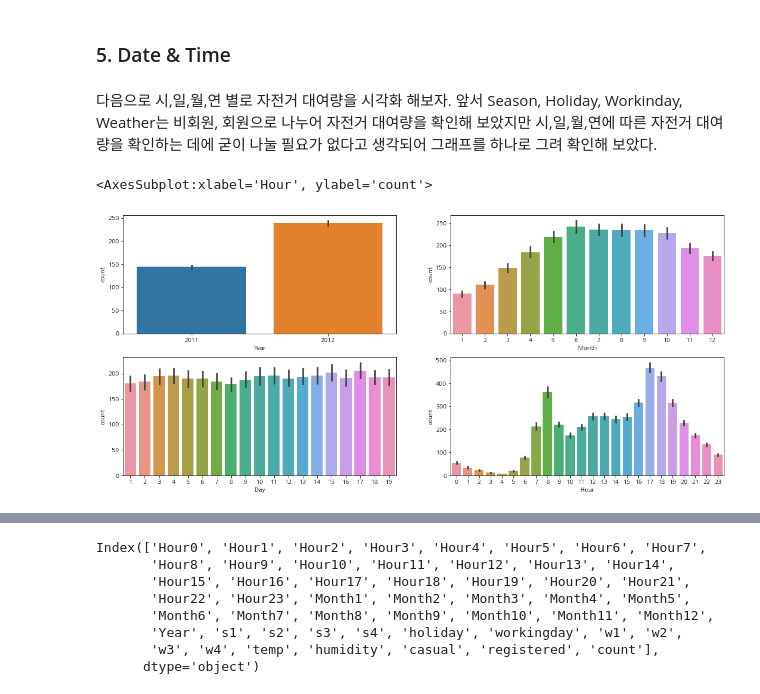
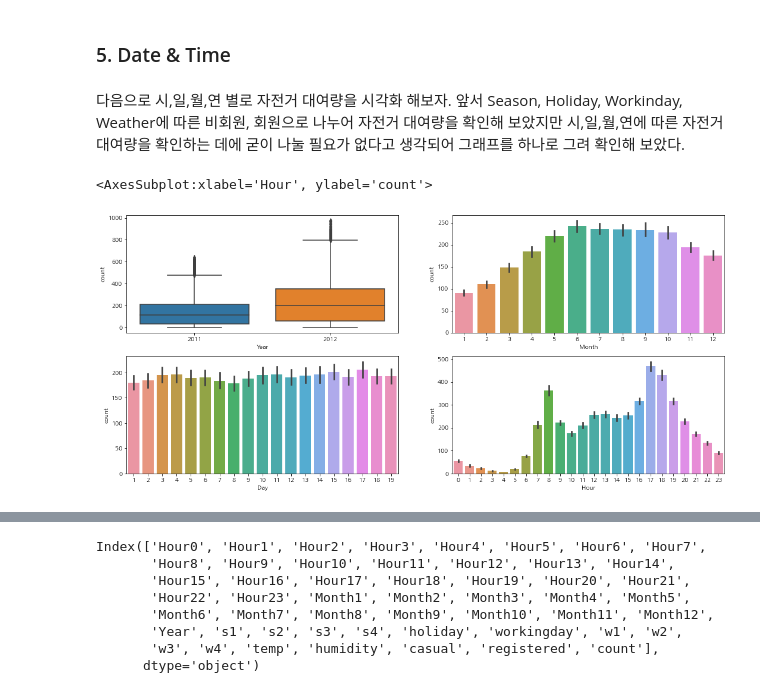
Before and after one commit to jaeyoon89/jaeyoon_study, a Jupyter notebook: bike_sharing_demand_visualization.ipynb, the cells around one changed output, grey strips where cells are left out. Cells and saved outputs as stored; diff of their text form; code cells hidden in the pictures.

```diff
--- a/bike_sharing_demand_visualization.ipynb
+++ b/bike_sharing_demand_visualization.ipynb
@@ -45,6 +45,9 @@ else:
 # %%
 train = pd.read_csv('/home/jaeyoon89/jaeyoon_study/train_bike.csv')
 test = pd.read_csv('/home/jaeyoon89/jaeyoon_study/test_test.csv')
+
+train = pd.read_csv('/home/jaeyoon89/jaeyoon_study/train_bike.csv',parse_dates=["datetime"])
+test = pd.read_csv('/home/jaeyoon89/jaeyoon_study/test_test.csv',parse_dates=["datetime"])
 # %% [markdown]
 훈련용 데이터와 테스트용 데이터를 각각 불러온 다음 데이터의 형태를 파악해 보자.
 # %%
@@ -136,0 +142,6 @@ sb.heatmap(corr,square=True,annot = True,linewidth = .5,center = 2,ax = axes)
+# %%
+fig,(ax1,ax2,ax3) = plt.subplots(ncols=3)
+fig.set_size_inches(12,5)
+sb.regplot(x="temp",y="count",data=train, ax=ax1)
+sb.regplot(x="windspeed",y="count",data=train, ax=ax2)
+sb.regplot(x="humidity",y="count",data=train, ax=ax3)
@@ -268,15 +287,15 @@ sb.pointplot(data=train, x="Hour", y="count", hue="weather",ax=ax1)
 # %% [markdown]
 ### 5. Date & Time
 # %% [markdown]
-다음으로 시,일,월,연 별로 자전거 대여량을 시각화 해보자. 앞서 Season, Holiday, Workinday, Weather는 비회원, 회원으로 나누어 자전거 대여량을 확인해 보았지만 시,일,월,연에 따른 자전거 대여량을 확인하는 데에 굳이 나눌 필요가 없다고 생각되어 그래프를 하나로 그려 확인해 보았다.
+다음으로 시,일,월,연 별로 자전거 대여량을 시각화 해보자. 앞서 Season, Holiday, Workinday, Weather에 따른 비회원, 회원으로 나누어 자전거 대여량을 확인해 보았지만 시,일,월,연에 따른 자전거 대여량을 확인하는 데에 굳이 나눌 필요가 없다고 생각되어 그래프를 하나로 그려 확인해 보았다.
 # %%
 figure, ((ax1,ax2), (ax3,ax4)) = plt.subplots(nrows=2, ncols=2)
 figure.set_size_inches(18,8)
 
-sb.barplot(data=train, x="Year", y="count", ax=ax1)
+sb.boxplot(data=train, x="Year", y="count", ax=ax1)
 sb.barplot(data=train, x="Month", y="count", ax=ax2)
 sb.barplot(data=train, x="Day", y="count", ax=ax3)
 sb.barplot(data=train, x="Hour", y="count", ax=ax4)
 # %% [output]
 <AxesSubplot:xlabel='Hour', ylabel='count'>
-[figure, old version]
+[figure, new version]
```
Also changed, not shown: parts of 88 cells of this notebook.
